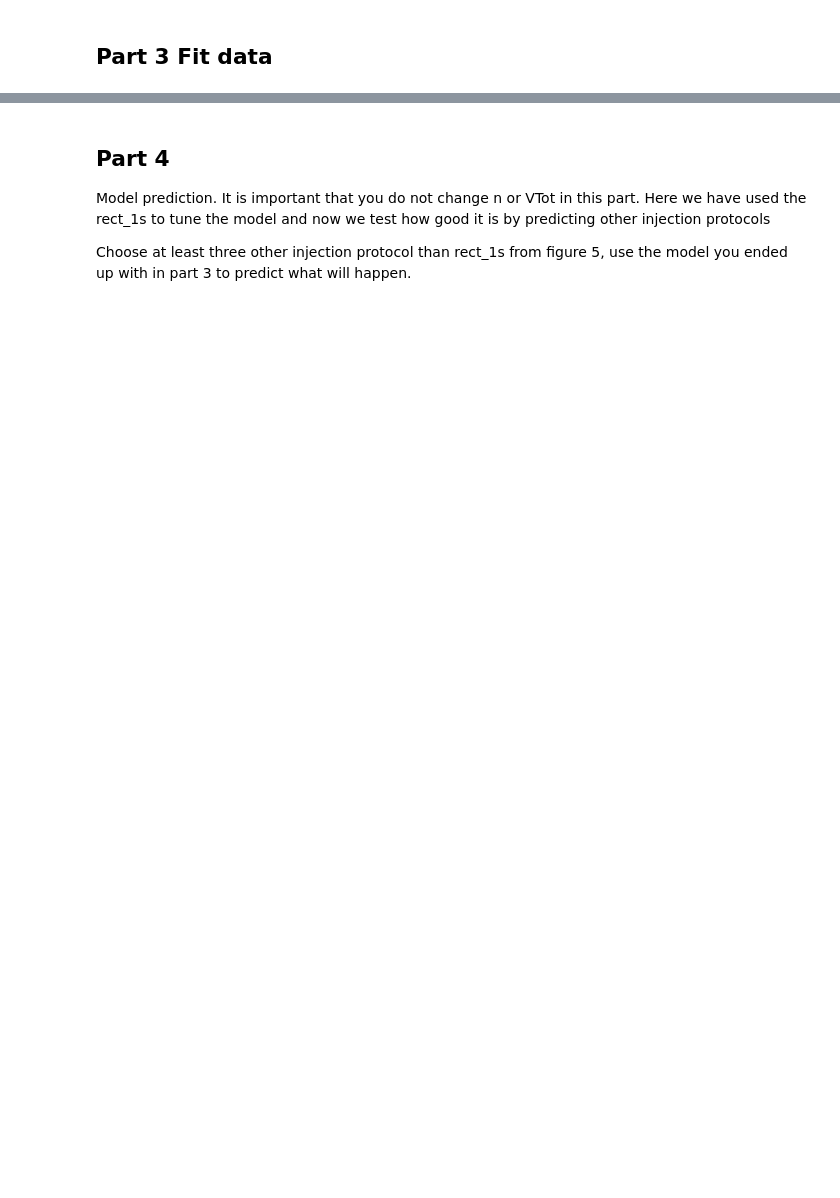
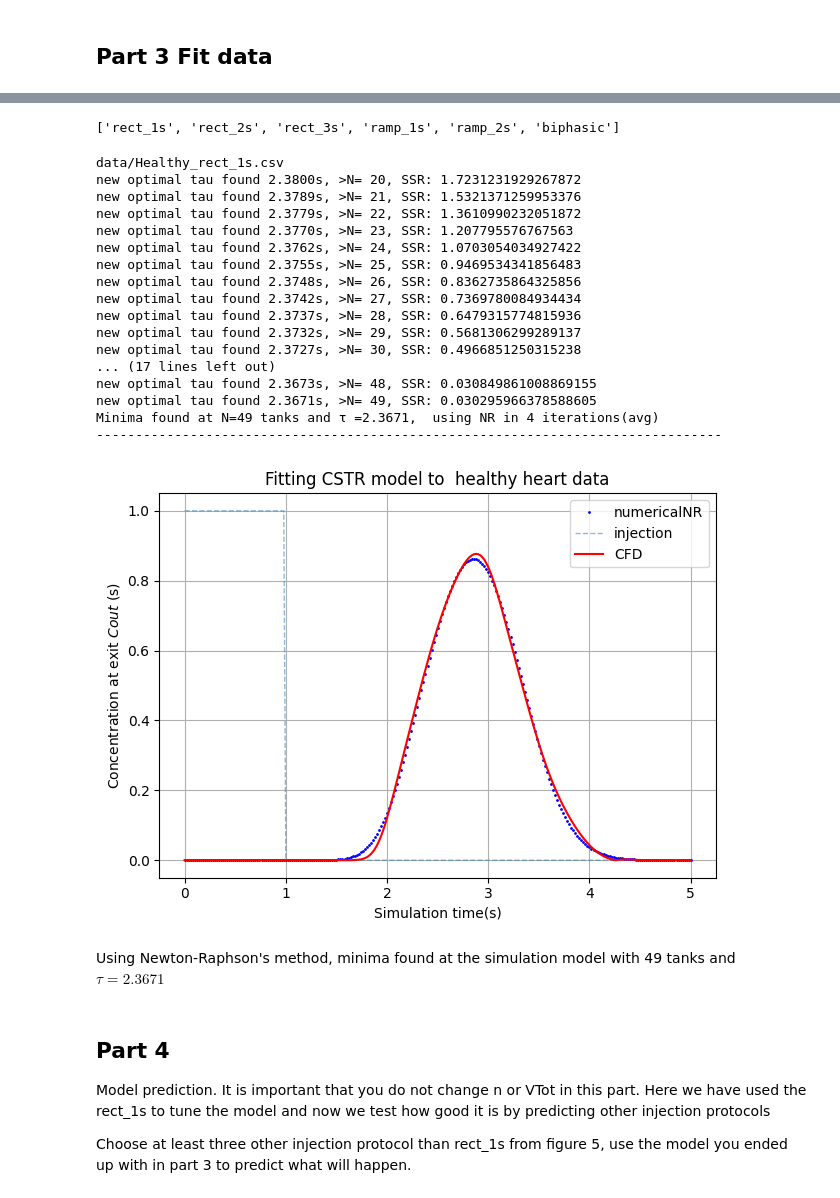
Before and after one commit to waves-stats/MOD_510_2023_autumn, a Jupyter notebook: Partha/project3/mod510_project3_partha_v3_hodjat.ipynb, the cells around one changed output, grey strips where cells are left out. Saved outputs shown, nothing was run; the diff lists cells and outputs as text; code cells hidden in the pictures; blank space fills up the shorter version.

Commit message:
went through question 2. At the end for discussion, preparing a few more plots to test the curve fitting on othe protocols to help underestand the differences in the predictions.

```diff
--- a/Partha/project3/mod510_project3_partha_v3_hodjat.ipynb
+++ b/Partha/project3/mod510_project3_partha_v3_hodjat.ipynb
@@ -497,6 +506,9 @@ plt.tight_layout()
 ## Part 3 Fit data
 # %%
 def load_CFD_data(healthy=True, protocol = 'rect_1s'):
+    '''
+    Loads theCFD data to a dataframe
+    '''
     if healthy: h = 'Healthy'
     else: h = 'Aneurysm'
 
@@ -699,7 +711,7 @@ def fit_CFD_data(healthy=True, protocol='rect_1s', Ns=range(47, 52), solver='NR'
        1. reads CFD simulated data
        2. cycles through various number of tanks and finds optimal
           tau at each N.
-       3. plots the
+       3. plots the fitted alongside reported data
     '''
 
     t, conc_CFD = load_CFD_data(healthy, protocol)  # reads CFD data
@@ -780,3 +820,44 @@ plt.tight_layout()
+# %%
+protocols
+# %% [output]
+['rect_1s', 'rect_2s', 'rect_3s', 'ramp_1s', 'ramp_2s', 'biphasic']
+# %%
+optimal_N_re1s_dict = optimal_tau_re1s_dict = {}
+for protocol in protocols[0:1]:
+    fig, ax = plt.subplots()
+    optimal_N_re1s, optimal_tau_re1s = fit_CFD_data(
+    healthy=True, protocol=protocol, Ns=range(20, 60), solver='NR', ax=ax)
+    optimal_N_re1s_dict[protocol] = optimal_N_re1s
+    optimal_tau_re1s_dict[protocol] = optimal_tau_re1s
+    # fig, ax = plt.subplots()
+    ax.set_title(f'Fitting CSTR model to  healthy heart data')
+    ax.set_xlabel(f'Simulation time(s)')
+    ax.set_ylabel(f'Concentration at exit $Cout$ (s)')
+    #handles = ax.get_legend_handles_labels()
+    ax.legend()  # (*handles,loc='lower right', ncol=5)
+    plt.grid()
+    plt.tight_layout()
+# %% [output]
+data/Healthy_rect_1s.csv
+new optimal tau found 2.3800s, >N= 20, SSR: 1.7231231929267872
+new optimal tau found 2.3789s, >N= 21, SSR: 1.5321371259953376
+new optimal tau found 2.3779s, >N= 22, SSR: 1.3610990232051872
+new optimal tau found 2.3770s, >N= 23, SSR: 1.207795576767563
+new optimal tau found 2.3762s, >N= 24, SSR: 1.0703054034927422
+new optimal tau found 2.3755s, >N= 25, SSR: 0.9469534341856483
+new optimal tau found 2.3748s, >N= 26, SSR: 0.8362735864325856
+new optimal tau found 2.3742s, >N= 27, SSR: 0.7369780084934434
+new optimal tau found 2.3737s, >N= 28, SSR: 0.6479315774815936
+new optimal tau found 2.3732s, >N= 29, SSR: 0.5681306299289137
+new optimal tau found 2.3727s, >N= 30, SSR: 0.4966851250315238
+... (17 lines left out)
+new optimal tau found 2.3673s, >N= 48, SSR: 0.030849861008869155
+new optimal tau found 2.3671s, >N= 49, SSR: 0.030295966378588605
+Minima found at N=49 tanks and τ =2.3671,  using NR in 4 iterations(avg)
+--------------------------------------------------------------------------------
+[figure, added]
+# %% [markdown]
+Using Newton-Raphson's method, minima found at the simulation model with 49 tanks and $\tau=2.3671$
 # %% [markdown]
 ## Part 4
 Model prediction.
```
Also changed, not shown: parts of 13 cells of this notebook.
